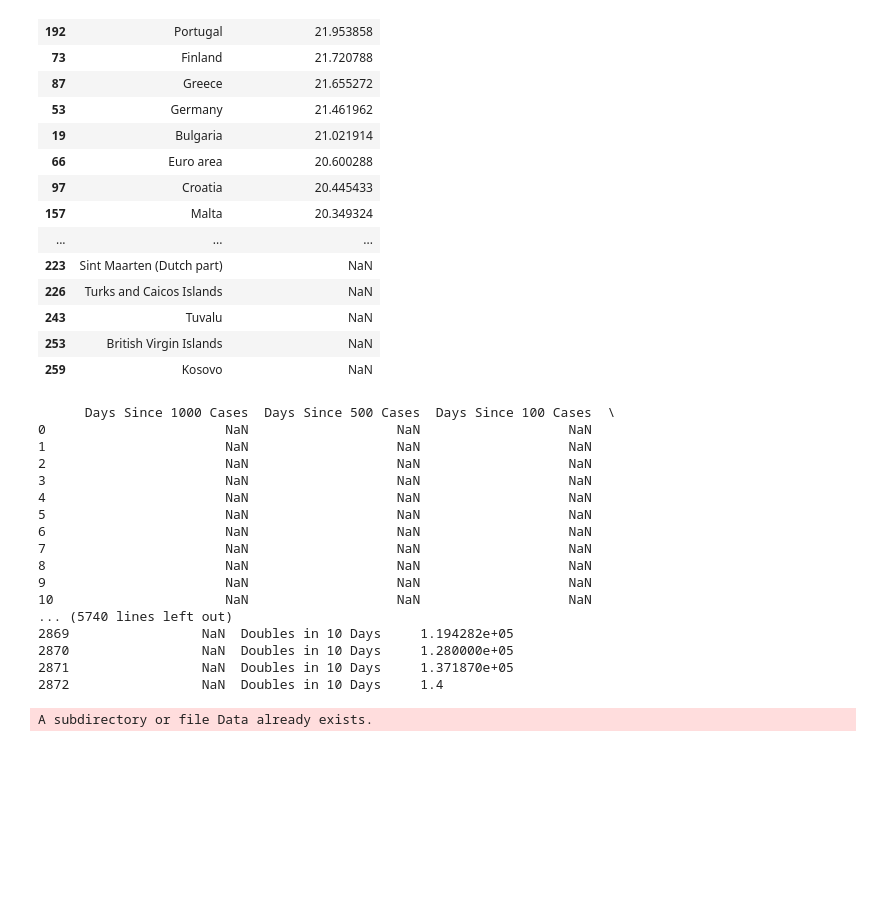
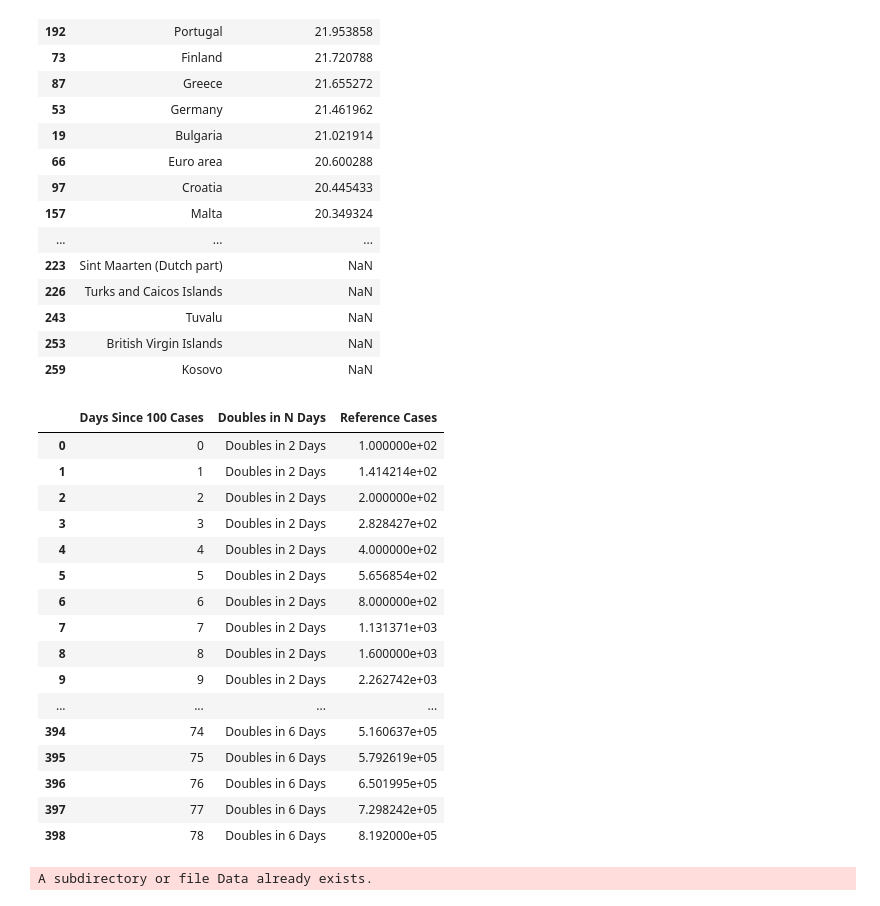
Before and after one commit to alfredzou/COVID-19-Dashboard, a Jupyter notebook: Covid-19 Dashboard.ipynb, the cells around one changed output. Saved outputs shown, nothing was run; the diff lists cells and outputs as text; code cells hidden in the pictures; blank space fills up the shorter version.

```diff
--- a/Covid-19 Dashboard.ipynb
+++ b/Covid-19 Dashboard.ipynb
@@ -380,26 +307,26 @@ def ref_line_df(list_of_starting_values):
 # %%
-reference_lines = ref_line_df([1,100,500,1000])
-reference_lines = reference_lines.melt(id_vars=['Days Since 1000 Cases','Days Since 500 Cases','Days Since 100 Cases','Days Since 1 Cases']
+reference_lines = create_ref_line(100)
+reference_lines = reference_lines.melt(id_vars=['Days Since 100 Cases']
                                        ,var_name='Doubles in N Days',value_name='Reference Cases')
 reference_lines
 # %% [output]
-      Days Since 1000 Cases  Days Since 500 Cases  Days Since 100 Cases  \
-0                       NaN                   NaN                   NaN
-1                       NaN                   NaN                   NaN
-2                       NaN                   NaN                   NaN
-3                       NaN                   NaN                   NaN
-4                       NaN                   NaN                   NaN
-5                       NaN                   NaN                   NaN
-6                       NaN                   NaN                   NaN
-7                       NaN                   NaN                   NaN
-8                       NaN                   NaN                   NaN
-9                       NaN                   NaN                   NaN
-10                      NaN                   NaN                   NaN
-... (5740 lines left out)
-2869                 NaN  Doubles in 10 Days     1.194282e+05
-2870                 NaN  Doubles in 10 Days     1.280000e+05
-2871                 NaN  Doubles in 10 Days     1.371870e+05
-2872                 NaN  Doubles in 10 Days     1.4
+|  | Days Since 100 Cases | Doubles in N Days | Reference Cases |
+| 0 | 0 | Doubles in 2 Days | 1.000000e+02 |
+| 1 | 1 | Doubles in 2 Days | 1.414214e+02 |
+| 2 | 2 | Doubles in 2 Days | 2.000000e+02 |
+| 3 | 3 | Doubles in 2 Days | 2.828427e+02 |
+| 4 | 4 | Doubles in 2 Days | 4.000000e+02 |
+| 5 | 5 | Doubles in 2 Days | 5.656854e+02 |
+| 6 | 6 | Doubles in 2 Days | 8.000000e+02 |
+| 7 | 7 | Doubles in 2 Days | 1.131371e+03 |
+| 8 | 8 | Doubles in 2 Days | 1.600000e+03 |
+| 9 | 9 | Doubles in 2 Days | 2.262742e+03 |
+| ... | ... | ... | ... |
+| 394 | 74 | Doubles in 6 Days | 5.160637e+05 |
+| 395 | 75 | Doubles in 6 Days | 5.792619e+05 |
+| 396 | 76 | Doubles in 6 Days | 6.501995e+05 |
+| 397 | 77 | Doubles in 6 Days | 7.298242e+05 |
+| 398 | 78 | Doubles in 6 Days | 8.192000e+05 |
 # %%
 # Create folder and save csv's for Tableau to read
 !mkdir Data
```
Also changed, not shown: parts of 15 cells of this notebook, 13 other files.
